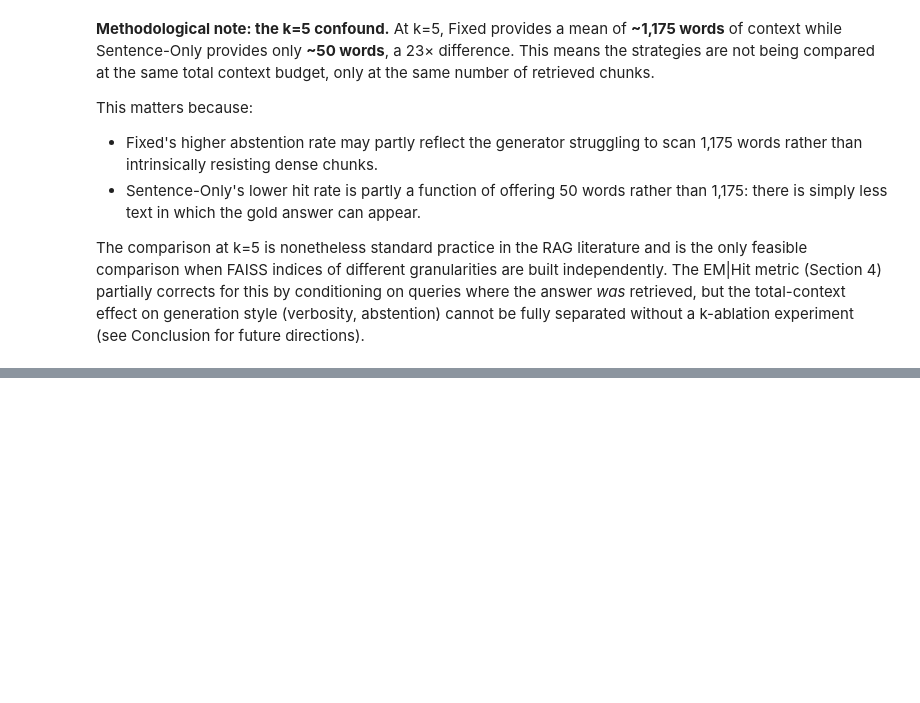
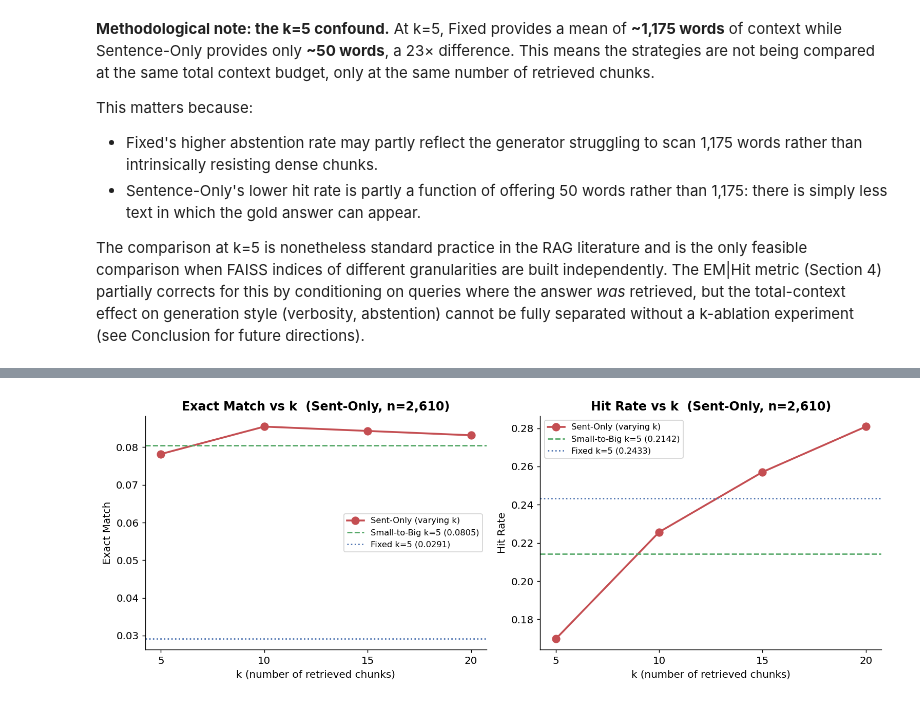
Before and after one commit to sherine9/rag-failure-points, a Jupyter notebook: notebooks/Rania_Hatrouhou_342084.ipynb, the cells around one changed output, grey strips where cells are left out. Drawn from its saved outputs; the diff is of its cells as text; code cells hidden in the pictures; blank space fills up the shorter version.

```diff
--- a/notebooks/Rania_Hatrouhou_342084.ipynb
+++ b/notebooks/Rania_Hatrouhou_342084.ipynb
@@ -2979,0 +3089,31 @@ style (verbosity, abstention) cannot be fully separated without a k-ablation exp
+# %%
+fig, axes = plt.subplots(1, 2, figsize=(12, 4.5))
+
+em_vals  = [k_metrics[k]['em']  for k in k_vals]
+hit_vals = [k_metrics[k]['hit'] for k in k_vals]
+
+s2b_em  = metrics['small_to_big']['em']
+s2b_hit = metrics['small_to_big']['hit']
+fix_em  = metrics['fixed']['em']
+fix_hit = metrics['fixed']['hit']
+
+for ax, vals, ref_s2b, ref_fix, ylabel in [
+    (axes[0], em_vals,  s2b_em,  fix_em,  'Exact Match'),
+    (axes[1], hit_vals, s2b_hit, fix_hit, 'Hit Rate'),
+]:
+    ax.plot(k_vals, vals, color=COLORS['sentence_only'], marker='o',
+            linewidth=2, markersize=8, label='Sent-Only (varying k)')
+    ax.axhline(ref_s2b, color=COLORS['small_to_big'], ls='--', lw=1.5,
+               label=f'Small-to-Big k=5 ({ref_s2b:.4f})')
+    ax.axhline(ref_fix, color=COLORS['fixed'], ls=':', lw=1.5,
+               label=f'Fixed k=5 ({ref_fix:.4f})')
+    ax.set_xticks(k_vals)
+    ax.set_xlabel('k (number of retrieved chunks)')
+    ax.set_ylabel(ylabel)
+    ax.set_title(ylabel + ' vs k  (Sent-Only, n=2,610)', fontweight='bold')
+    ax.legend(fontsize=9)
+
+plt.tight_layout()
+plt.show()
+# %% [output]
+[figure, added]
```
Also changed, not shown: parts of 11 cells of this notebook, 10 other files.
